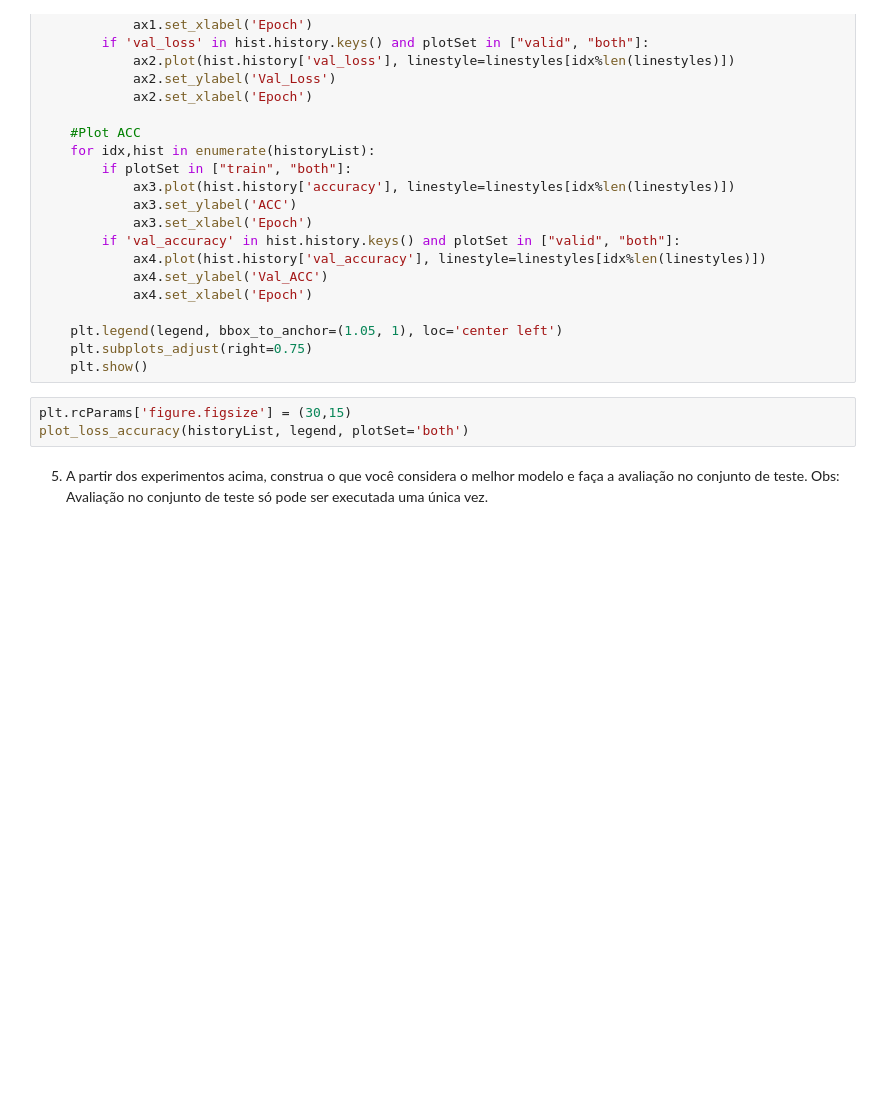
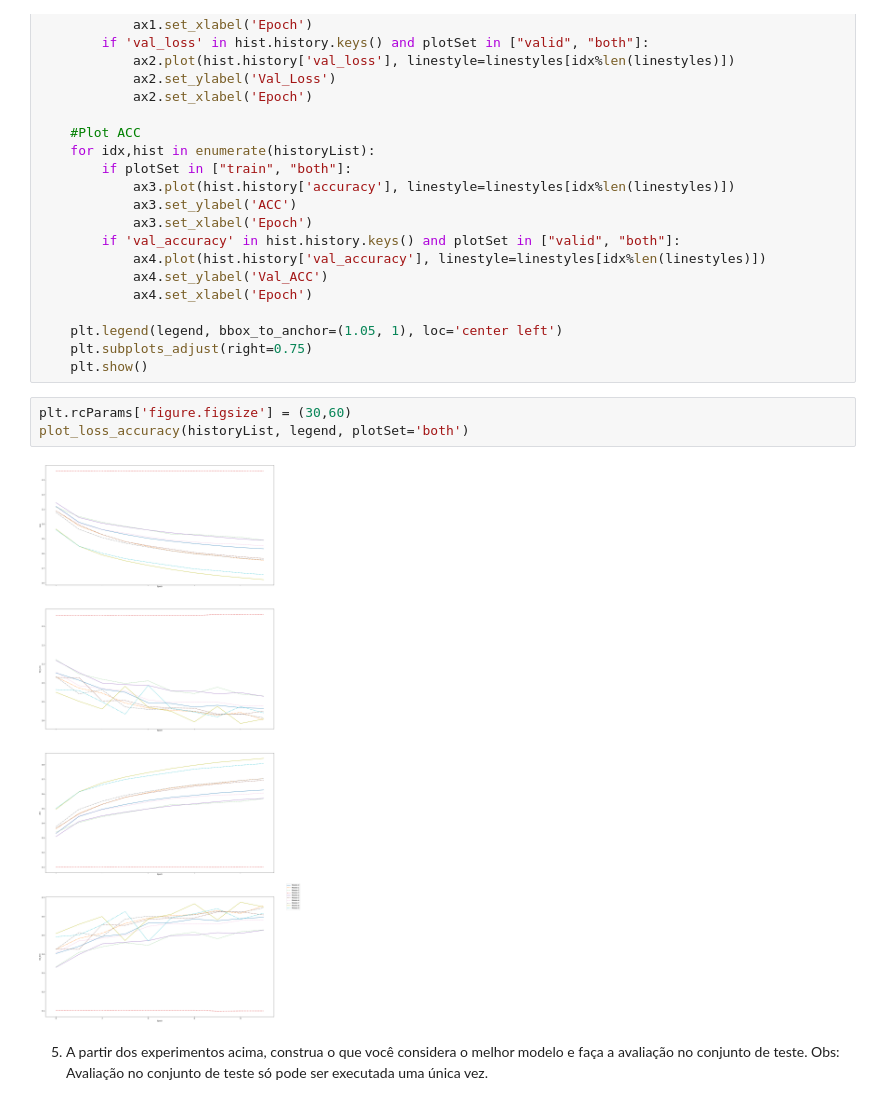
Before and after one commit to Vinschers/trabalho-final-cnn, a Jupyter notebook: Trabalho_Final_CNN.ipynb, the cells around one changed output. Cells and saved outputs as stored; diff of their text form; blank space fills up the shorter version.

```diff
--- a/Trabalho_Final_CNN.ipynb
+++ b/Trabalho_Final_CNN.ipynb
@@ -295,8 +295,10 @@ def plot_loss_accuracy(historyList, legend, plotSet="both"):
     plt.subplots_adjust(right=0.75)
     plt.show()
 # %%
-plt.rcParams['figure.figsize'] = (30,15)
+plt.rcParams['figure.figsize'] = (30,60)
 plot_loss_accuracy(historyList, legend, plotSet='both')
+# %% [output]
+[figure, added]
 # %% [markdown]
 5. A partir dos experimentos acima, construa o que você considera o melhor modelo e faça a avaliação no conjunto de teste. Obs: Avaliação no conjunto de teste só pode ser executada uma única vez.
 # %%
```
Also changed, not shown: parts of 2 cells of this notebook.
